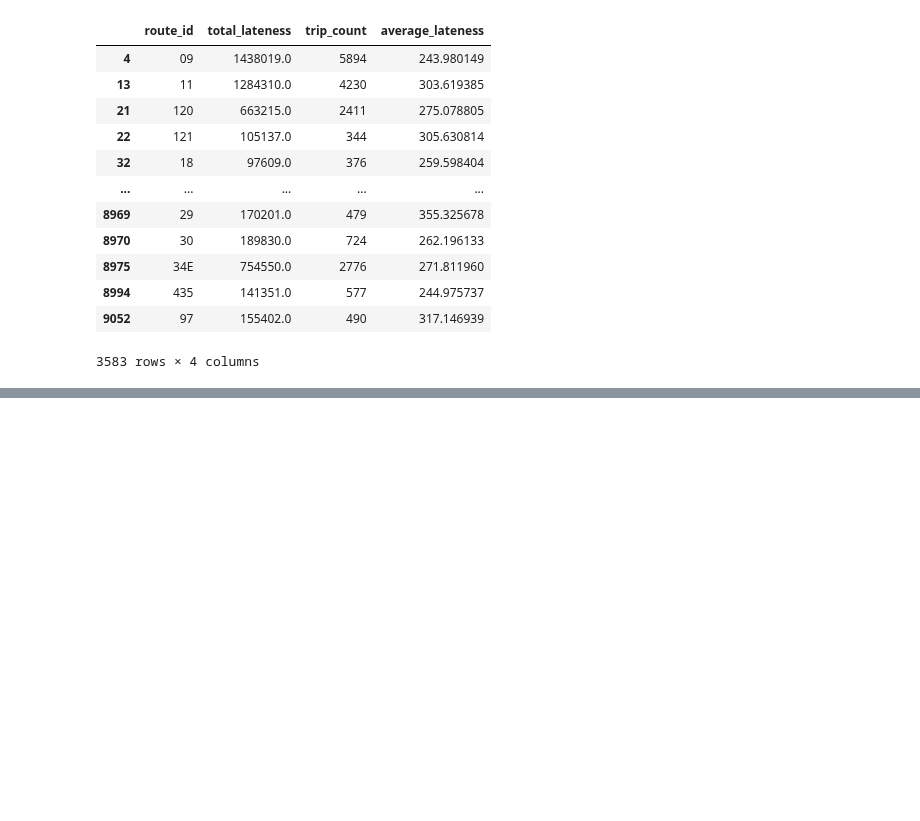
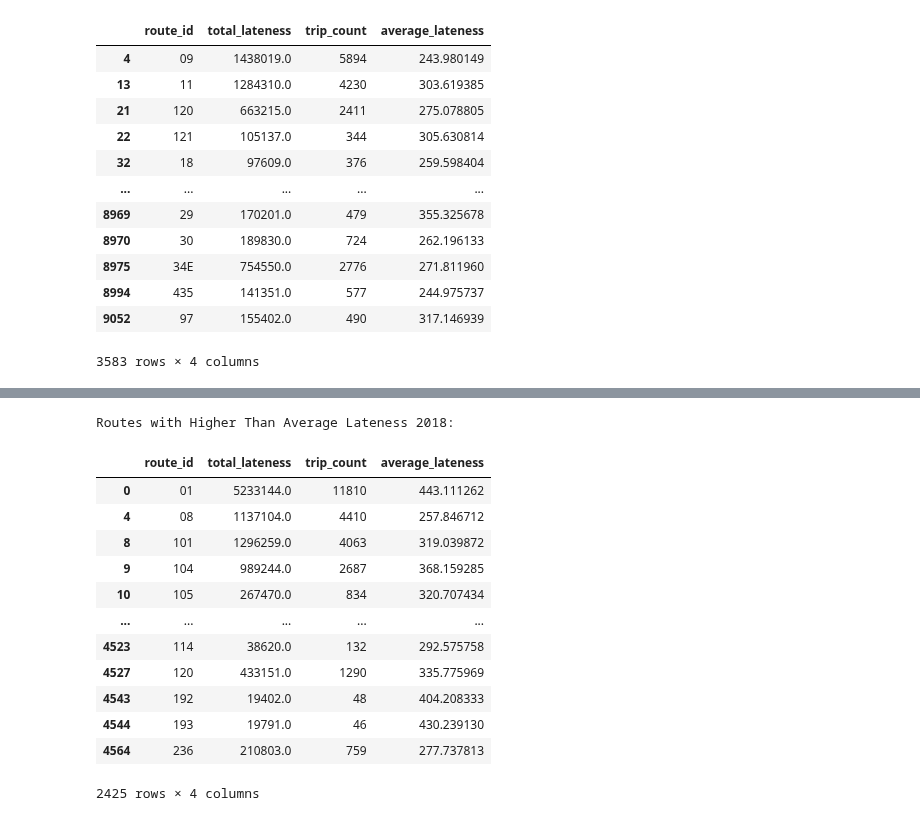
Before and after one commit to KKeySimon/BostonBusEquity, a Jupyter notebook: sarah.ipynb, the cells around one changed output, grey strips where cells are left out. Cells and saved outputs as stored; diff of their text form; code cells hidden in the pictures; blank space fills up the shorter version.

```diff
--- a/sarah.ipynb
+++ b/sarah.ipynb
@@ -548,18 +570,34 @@ NameError: name 'pivot_df' is not defined
 # %%
 #pre covid lateness using the survey dataset 2015-2017 and the departure arrivals from 2018 (closest dataset)
-precovid = "/Users/sarahyuhan/BostonBusEquity/2015-2017.xlsx"
-df_pre = pd.read_excel(precovid)
+precovid_folder = "/Users/sarahyuhan/BostonBusEquity/2015-2017-tables"
+file_paths = glob.glob(os.path.join(precovid_folder, '*export.xlsx'))
 
-df_pre = df_pre[df_pre['Mode'] == 'Bus']
+df_list = [pd.read_excel(file) for file in file_paths]
+df_pre = pd.concat(df_list, ignore_index=True)
 
 # Convert route_id to match post-COVID dataset format
 above_avg_routes_2018 = above_avg_routes_2018.copy()
 above_avg_routes_2018["route_id"] = above_avg_routes_2018["route_id"].astype(str)
 
-#df_post["reporting_group"] = df_post["reporting_group"].astype(str)
+df_pre["Route"] = df_pre["Route"].astype(str)
 
 # Merge post-COVID data with routes that had above-average lateness
-df_analysis2 = df_pre[df_pre["reporting_group"].isin(above_avg_routes_2018["route_id"])]
+df_analysis2 = df_pre[df_pre["Route"].isin(above_avg_routes_2018["route_id"])]
 
 print("\nRoutes with Higher Than Average Lateness 2018:")
 display(above_avg_routes_2018)
+# %% [output]
+Routes with Higher Than Average Lateness 2018:
+|  | route_id | total_lateness | trip_count | average_lateness |
+| 0 | 01 | 5233144.0 | 11810 | 443.111262 |
+| 4 | 08 | 1137104.0 | 4410 | 257.846712 |
+| 8 | 101 | 1296259.0 | 4063 | 319.039872 |
+| 9 | 104 | 989244.0 | 2687 | 368.159285 |
+| 10 | 105 | 267470.0 | 834 | 320.707434 |
+| ... | ... | ... | ... | ... |
+| 4523 | 114 | 38620.0 | 132 | 292.575758 |
+| 4527 | 120 | 433151.0 | 1290 | 335.775969 |
+| 4543 | 192 | 19402.0 | 48 | 404.208333 |
+| 4544 | 193 | 19791.0 | 46 | 430.239130 |
+| 4564 | 236 | 210803.0 | 759 | 277.737813 |
+2425 rows × 4 columns
```
Also changed, not shown: parts of 23 cells of this notebook.
